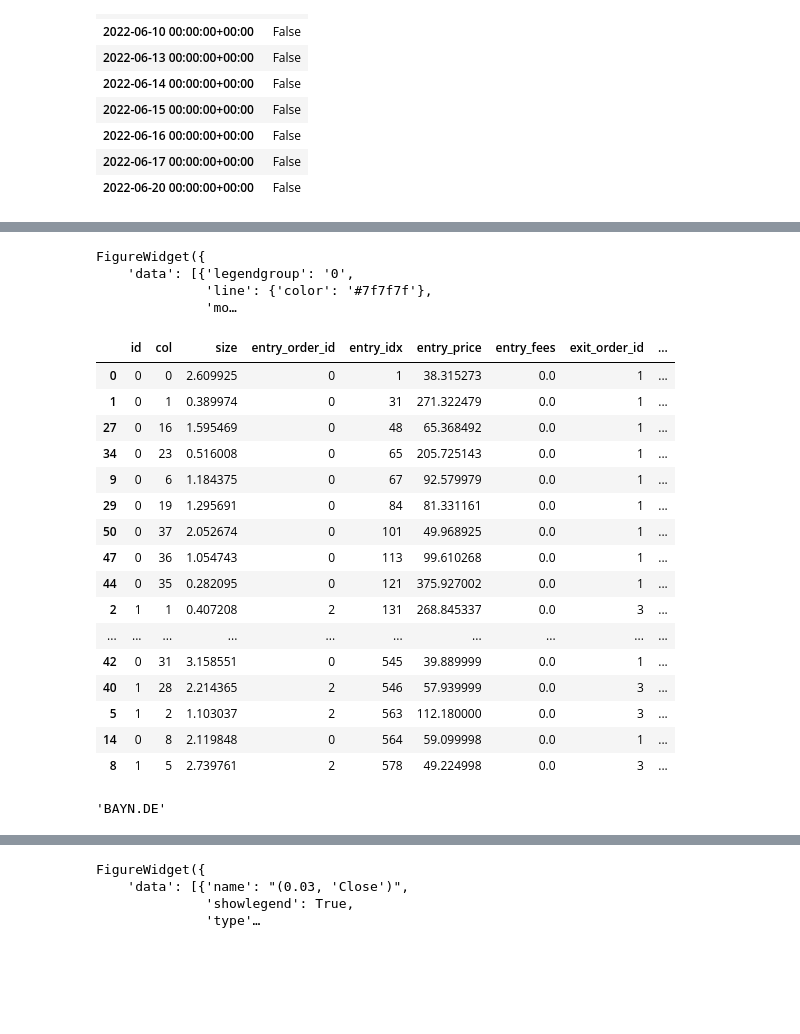
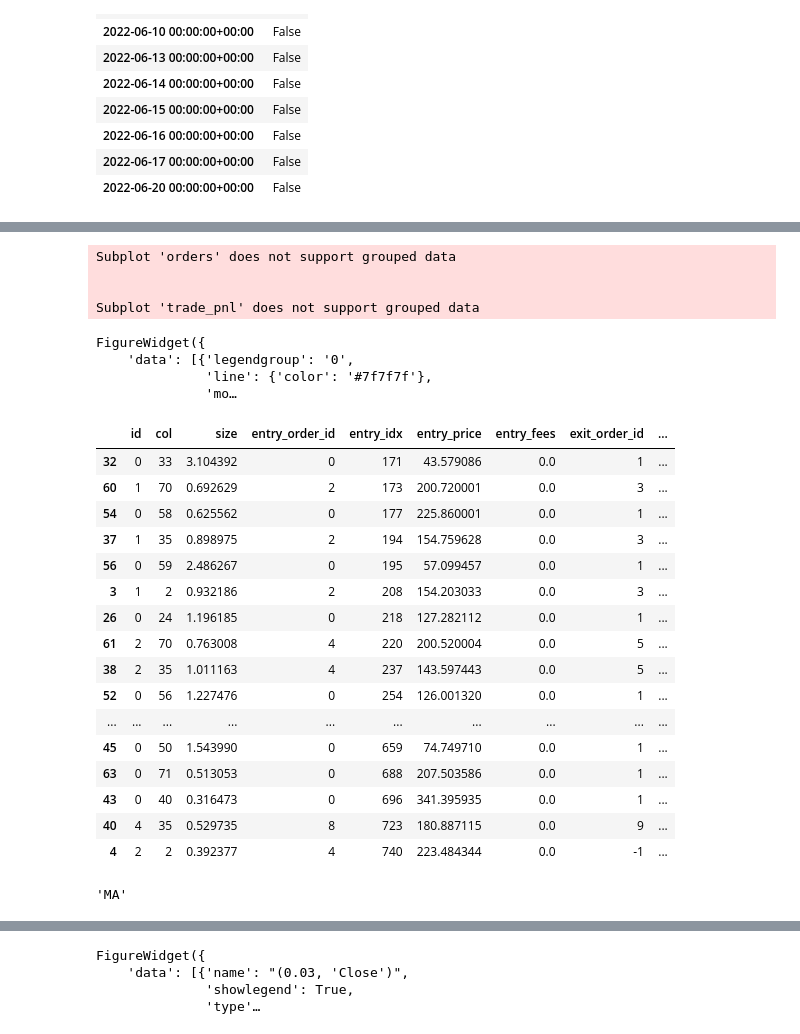
Before and after one commit to psemdel/py-trading-bot, a Jupyter notebook: py-trading-bot/jupyter_scripts/live.ipynb, the cells around one changed output, grey strips where cells are left out. Saved outputs shown, nothing was run; the diff lists cells and outputs as text; code cells hidden in the pictures; blank space fills up the shorter version.

```diff
--- a/py-trading-bot/jupyter_scripts/live.ipynb
+++ b/py-trading-bot/jupyter_scripts/live.ipynb
@@ -24,13 +23,14 @@ importlib.reload(bt)
 # %%
-symbols=["^IXIC"]
+#symbols=["WQDV.L"]
 #symbols=constants.CAC40
-#symbols=constants.DAX
+symbols=constants.DAX
 #symbols=constants.NASDAQ
+#symbols=constants.IT
 
 period=3
 #index_symbol="^FCHI"
-#index_symbol="^GDAXI"
-index_symbol="^IXIC"
+index_symbol="^GDAXI"
+#index_symbol="^IXIC"
 
 symbols=common.filter_intro_symbol(symbols,period)
 
@@ -117,7 +124,7 @@ k.bot_ext.tail(10)
 | 2022-06-17 00:00:00+00:00 | False |
 | 2022-06-20 00:00:00+00:00 | False |
 # %%
-bti=stratL.btLIVE("long",st=st)
+bti=stratL.PreselLIVE("long",st=st)
 #bti.preselect_vol()
 #bti.preselect_retard()
 #bti.preselect_macd_vol()
@@ -158,32 +165,36 @@ Name: group, dtype: object
 # %%
 pf.plot()
 # %% [output]
-FigureWidget({
-    'data': [{'legendgroup': '0',
-              'line': {'color': '#7f7f7f'},
-              'mo…
+Subplot 'orders' does not support grouped data
+
+
+Subplot 'trade_pnl' does not support grouped data
+FigureWidget({
+    'data': [{'legendgroup': '0',
+              'line': {'color': '#7f7f7f'},
+              'mo…
 # %%
-pf.trades.records.sort_values(["entry_idx"], ascending=True).head(50)
+pf.trades.records.sort_values(["entry_idx"], ascending=True).tail(50)
 # %% [output]
 |  | id | col | size | entry_order_id | entry_idx | entry_price | entry_fees | exit_order_id | ... |
-| 0 | 0 | 0 | 2.609925 | 0 | 1 | 38.315273 | 0.0 | 1 | ... |
-| 1 | 0 | 1 | 0.389974 | 0 | 31 | 271.322479 | 0.0 | 1 | ... |
-| 27 | 0 | 16 | 1.595469 | 0 | 48 | 65.368492 | 0.0 | 1 | ... |
-| 34 | 0 | 23 | 0.516008 | 0 | 65 | 205.725143 | 0.0 | 1 | ... |
-| 9 | 0 | 6 | 1.184375 | 0 | 67 | 92.579979 | 0.0 | 1 | ... |
-| 29 | 0 | 19 | 1.295691 | 0 | 84 | 81.331161 | 0.0 | 1 | ... |
-| 50 | 0 | 37 | 2.052674 | 0 | 101 | 49.968925 | 0.0 | 1 | ... |
-| 47 | 0 | 36 | 1.054743 | 0 | 113 | 99.610268 | 0.0 | 1 | ... |
-| 44 | 0 | 35 | 0.282095 | 0 | 121 | 375.927002 | 0.0 | 1 | ... |
-| 2 | 1 | 1 | 0.407208 | 2 | 131 | 268.845337 | 0.0 | 3 | ... |
+| 32 | 0 | 33 | 3.104392 | 0 | 171 | 43.579086 | 0.0 | 1 | ... |
+| 60 | 1 | 70 | 0.692629 | 2 | 173 | 200.720001 | 0.0 | 3 | ... |
+| 54 | 0 | 58 | 0.625562 | 0 | 177 | 225.860001 | 0.0 | 1 | ... |
+| 37 | 1 | 35 | 0.898975 | 2 | 194 | 154.759628 | 0.0 | 3 | ... |
+| 56 | 0 | 59 | 2.486267 | 0 | 195 | 57.099457 | 0.0 | 1 | ... |
+| 3 | 1 | 2 | 0.932186 | 2 | 208 | 154.203033 | 0.0 | 3 | ... |
+| 26 | 0 | 24 | 1.196185 | 0 | 218 | 127.282112 | 0.0 | 1 | ... |
+| 61 | 2 | 70 | 0.763008 | 4 | 220 | 200.520004 | 0.0 | 5 | ... |
+| 38 | 2 | 35 | 1.011163 | 4 | 237 | 143.597443 | 0.0 | 5 | ... |
+| 52 | 0 | 56 | 1.227476 | 0 | 254 | 126.001320 | 0.0 | 1 | ... |
 | ... | ... | ... | ... | ... | ... | ... | ... | ... | ... |
-| 42 | 0 | 31 | 3.158551 | 0 | 545 | 39.889999 | 0.0 | 1 | ... |
-| 40 | 1 | 28 | 2.214365 | 2 | 546 | 57.939999 | 0.0 | 3 | ... |
-| 5 | 1 | 2 | 1.103037 | 2 | 563 | 112.180000 | 0.0 | 3 | ... |
-| 14 | 0 | 8 | 2.119848 | 0 | 564 | 59.099998 | 0.0 | 1 | ... |
-| 8 | 1 | 5 | 2.739761 | 2 | 578 | 49.224998 | 0.0 | 3 | ... |
+| 45 | 0 | 50 | 1.543990 | 0 | 659 | 74.749710 | 0.0 | 1 | ... |
+| 63 | 0 | 71 | 0.513053 | 0 | 688 | 207.503586 | 0.0 | 1 | ... |
+| 43 | 0 | 40 | 0.316473 | 0 | 696 | 341.395935 | 0.0 | 1 | ... |
+| 40 | 4 | 35 | 0.529735 | 8 | 723 | 180.887115 | 0.0 | 9 | ... |
+| 4 | 2 | 2 | 0.392377 | 4 | 740 | 223.484344 | 0.0 | -1 | ... |
 # %%
-bti.close.columns[5]
+bti.close.columns[40]
 # %% [output]
-'BAYN.DE'
+'MA'
 # %%
```
Also changed, not shown: parts of 9 cells of this notebook, 31 other files.
